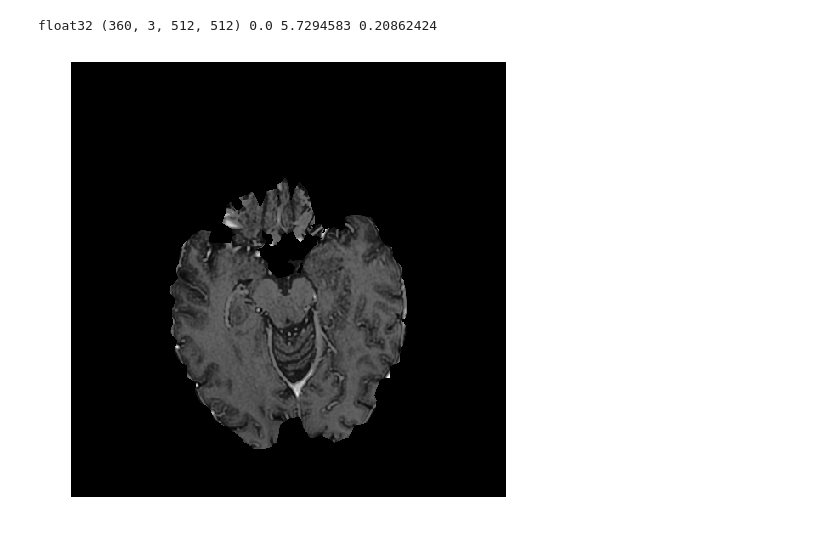
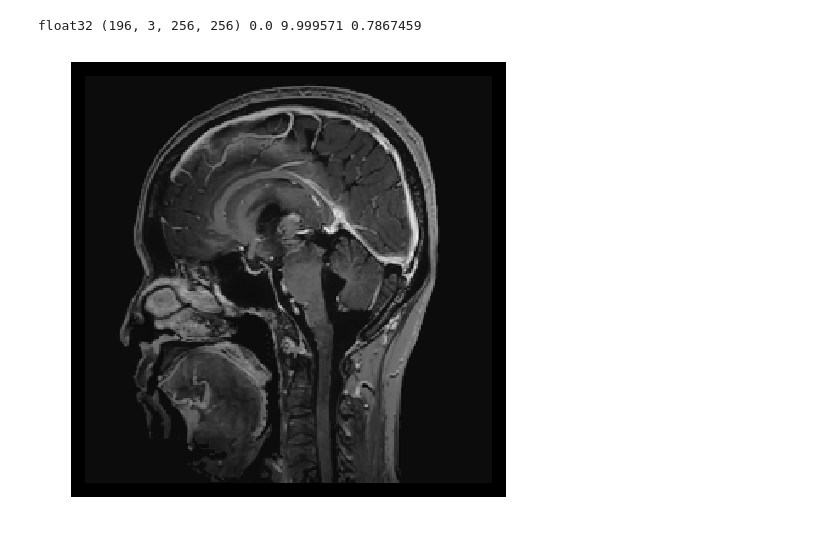
Before and after one commit to subtlemedicalinc/SubtleBoost, a Jupyter notebook: train/notebooks/Check-Activations.ipynb, the cells around one changed output. Cells and saved outputs as stored; diff of their text form; code cells hidden in the pictures.

```diff
--- a/train/notebooks/Check-Activations.ipynb
+++ b/train/notebooks/Check-Activations.ipynb
@@ -11,48 +11,44 @@ import os
 
 plt.rcParams['figure.figsize'] = (10, 8)
 
-import subtle.subtle_dnn as sudnn
-import subtle.subtle_io as suio
-import subtle.subtle_generator as sugen
+from subtle.dnn.generators import GeneratorUNet2D
+import subtle.utils.io as suio
+from subtle.data_loaders.slice_loader import SliceLoader
 import subtle.subtle_loss as suloss
-import subtle.subtle_plot as suplot
-import subtle.subtle_preprocess as supre
-import subtle.subtle_metrics as sumetrics
-
+from subtle.dnn.helpers import clear_keras_memory, set_keras_memory
 from keras.optimizers import Adam
 
 from keract import get_activations, display_activations, display_heatmaps
 from keras.utils.vis_utils import plot_model
 
 def show_img(img, title='', axis=False, vmin=None, vmax=None, cmap='gray'):
     imshow_args = {}
 
     if vmin:
         imshow_args['vmin'] = vmin
     if vmax:
         imshow_args['vmax'] = vmax
 
     im_axis = 'on' if axis else 'off'
     plt.axis(im_axis)
     plt.imshow(img, **imshow_args, cmap=cmap)
     plt.title(title, fontsize=15)
 
 def iminfo(img):
     print(img.shape, img.dtype, img.min(), img.max(), img.mean())
 
 os.environ["CUDA_DEVICE_ORDER"] = "PCI_BUS_ID"
-os.environ["CUDA_VISIBLE_DEVICES"] = "2"
+os.environ["CUDA_VISIBLE_DEVICES"] = "0"
 
 plt.set_cmap('gray')
 
-h5_file = '/home/srivathsa/projects/studies/gad/stanford/preprocess/data/Patient_0109.h5'
-study_h5 = h5py.File(h5_file)
-study_data = np.array(study_h5['data_mask'])
-study_h5.close()
+npy_file = '/home/srivathsa/projects/studies/gad/tiantan/preprocess/data_256/NO57.npy'
+
+study_data = np.load(npy_file)[0]
 
 print(study_data.dtype, study_data.shape, study_data.min(), study_data.max(), study_data.mean())
-show_img(study_data[120, 2, :, :])
+show_img(study_data[98, 2, :, :])
 # %% [output]
-float32 (360, 3, 512, 512) 0.0 5.7294583 0.20862424
+float32 (196, 3, 256, 256) 0.0 9.999571 0.7867459
-[figure, old version]
+[figure, new version]
 # %%
```
Also changed, not shown: parts of 13 cells of this notebook, 2 other files.
